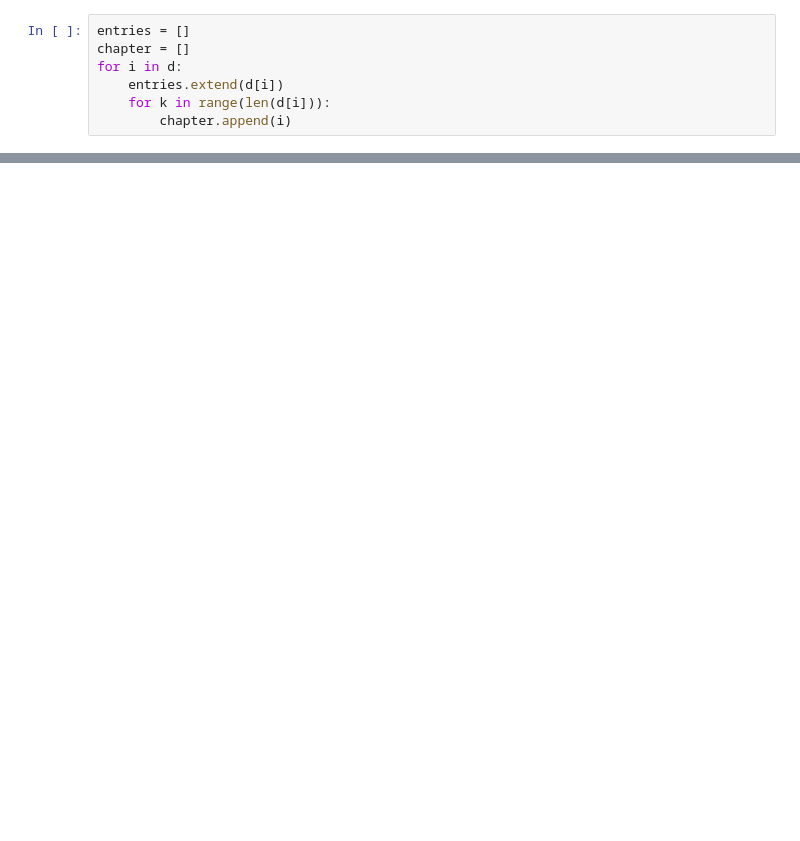
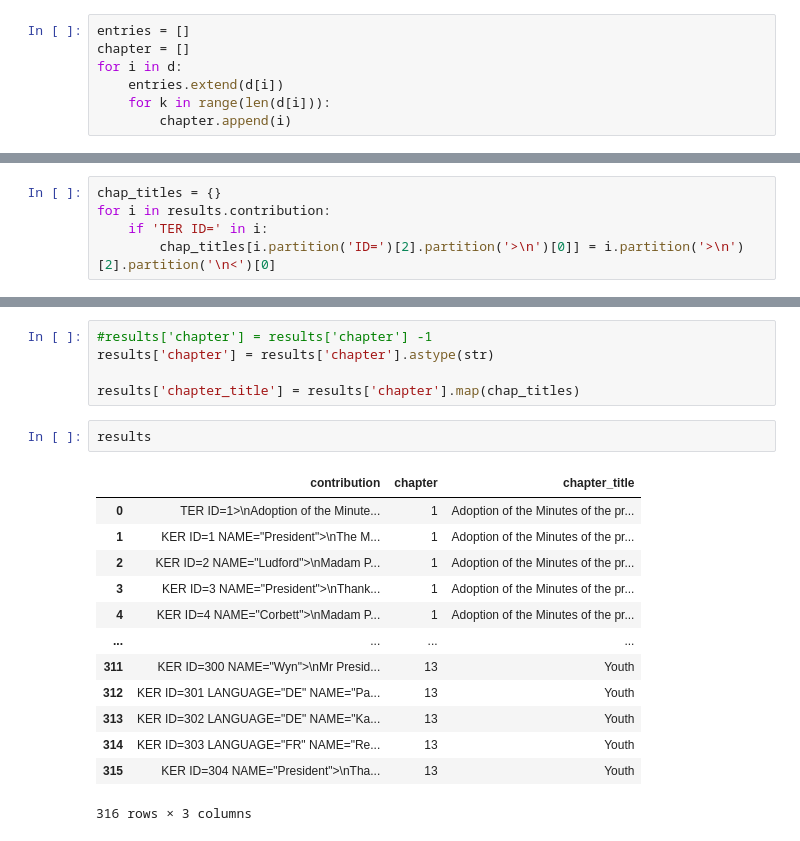
Before and after one commit to konratp/detecting-far-right-talking-points, a Jupyter notebook: data_cleaning/loading_data_kp.ipynb, the cells around one changed output, grey strips where cells are left out. Cells and saved outputs as stored; diff of their text form; blank space fills up the shorter version.

```diff
--- a/data_cleaning/loading_data_kp.ipynb
+++ b/data_cleaning/loading_data_kp.ipynb
@@ -213,0 +192,5 @@ results
+# %%
+chap_titles = {}
+for i in results.contribution:
+    if 'TER ID=' in i:
+        chap_titles[i.partition('ID=')[2].partition('>\n')[0]] = i.partition('>\n')[2].partition('\n<')[0]
@@ -213,0 +212,21 @@ results
+# %%
+#results['chapter'] = results['chapter'] -1
+results['chapter'] = results['chapter'].astype(str)
+
+results['chapter_title'] = results['chapter'].map(chap_titles)
+# %%
+results
+# %% [output]
+|  | contribution | chapter | chapter_title |
+| 0 | TER ID=1>\nAdoption of the Minute... | 1 | Adoption of the Minutes of the pr... |
+| 1 | KER ID=1 NAME="President">\nThe M... | 1 | Adoption of the Minutes of the pr... |
+| 2 | KER ID=2 NAME="Ludford">\nMadam P... | 1 | Adoption of the Minutes of the pr... |
+| 3 | KER ID=3 NAME="President">\nThank... | 1 | Adoption of the Minutes of the pr... |
+| 4 | KER ID=4 NAME="Corbett">\nMadam P... | 1 | Adoption of the Minutes of the pr... |
+| ... | ... | ... | ... |
+| 311 | KER ID=300 NAME="Wyn">\nMr Presid... | 13 | Youth |
+| 312 | KER ID=301 LANGUAGE="DE" NAME="Pa... | 13 | Youth |
+| 313 | KER ID=302 LANGUAGE="DE" NAME="Ka... | 13 | Youth |
+| 314 | KER ID=303 LANGUAGE="FR" NAME="Re... | 13 | Youth |
+| 315 | KER ID=304 NAME="President">\nTha... | 13 | Youth |
+316 rows × 3 columns
```
Also changed, not shown: parts of 23 cells of this notebook.
